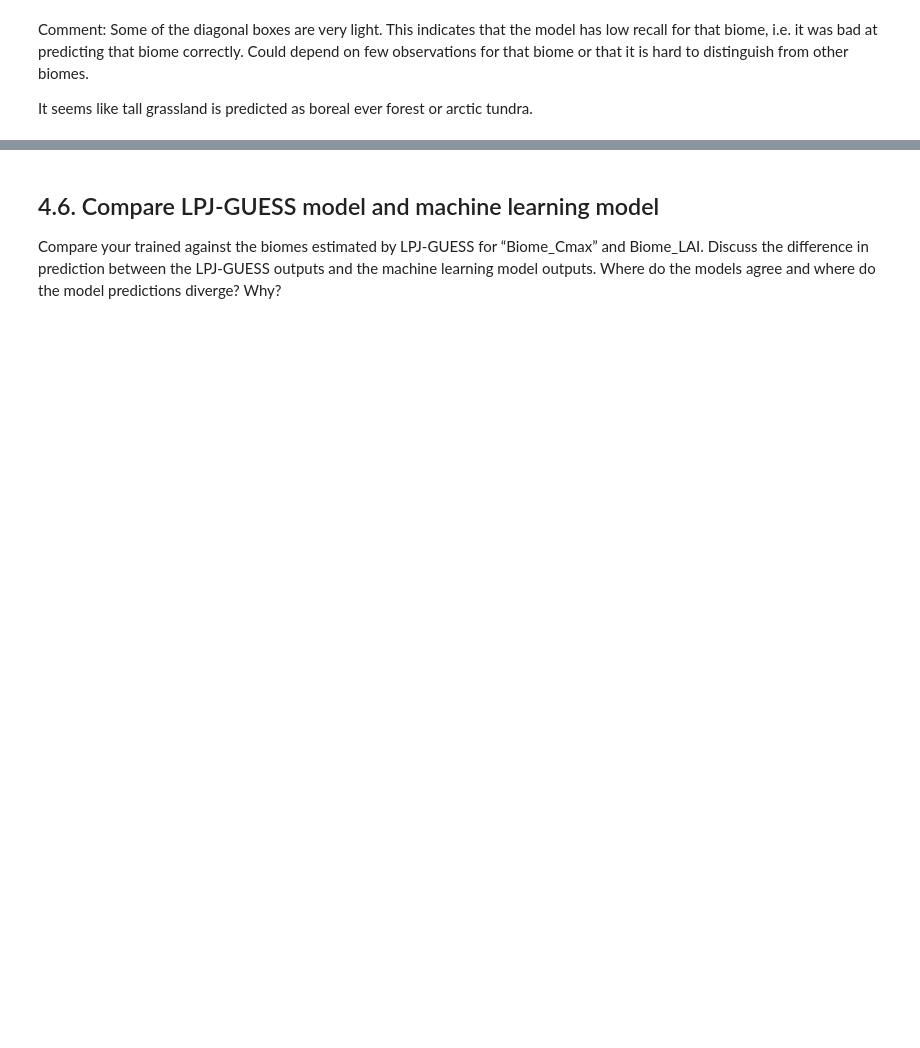
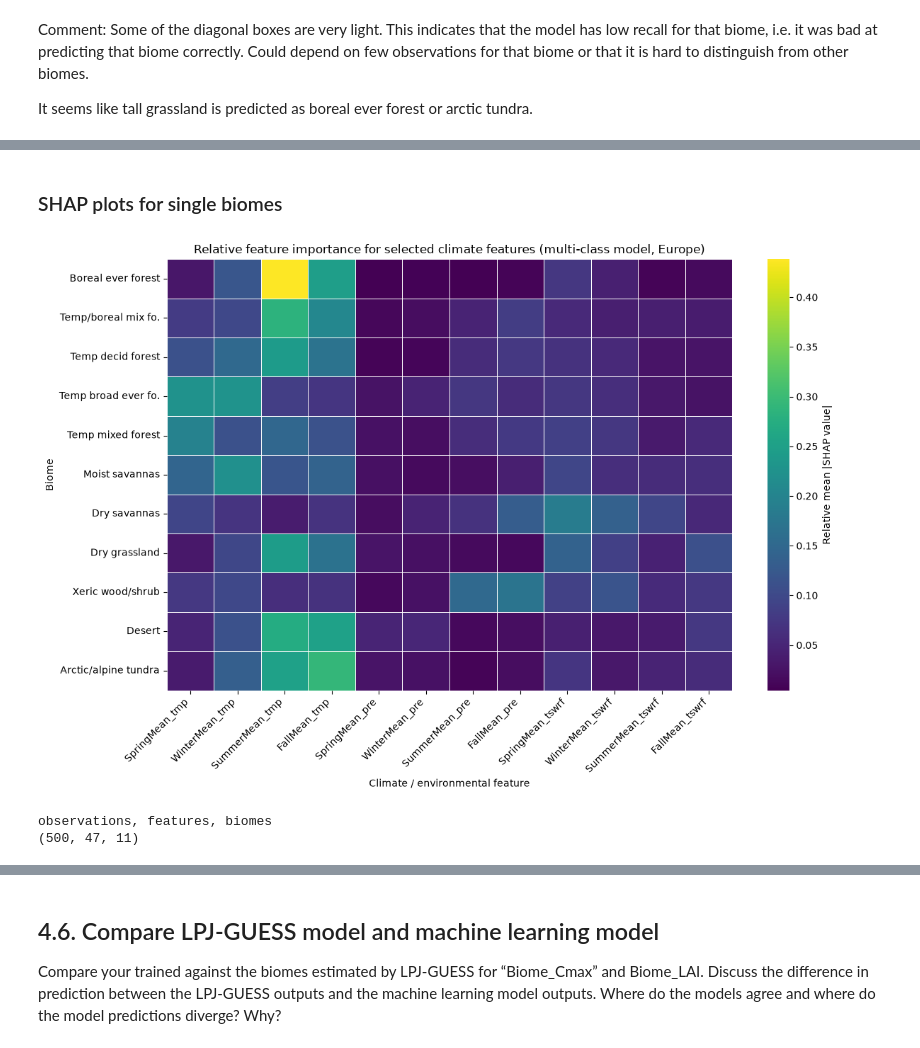
Before and after one commit to AndreaRaaschou/BERN01, a Jupyter notebook: biome_project/Orsi/main_copy_O.ipynb, the cells around one changed output, grey strips where cells are left out. Cells and saved outputs as stored; diff of their text form; code cells hidden in the pictures; blank space fills up the shorter version.

```diff
--- a/biome_project/Orsi/main_copy_O.ipynb
+++ b/biome_project/Orsi/main_copy_O.ipynb
@@ -911,0 +911,37 @@ plt.title(biome_names[arctic_index - 1]); plt.show()
+# %% [markdown]
+### SHAP plots for single biomes
+# %%
+# Plot the realtive importance of the features for each biome in a heatmap
+# Mean absolute SHAP value for each feature and biome
+mean_abs_shap = np.abs(sv).mean(axis=0)
+
+# Convert to DataFrame:
+# rows = biomes
+# columns = features
+importance_df = pd.DataFrame(mean_abs_shap.T, index=multi_class2_tuned.classes_, columns=sample.columns)
+
+selected_features = ["SpringMean_tmp", "WinterMean_tmp", "SummerMean_tmp", "FallMean_tmp",
+                      "SpringMean_pre", "WinterMean_pre", "SummerMean_pre", "FallMean_pre",
+                      "SpringMean_tswrf", "WinterMean_tswrf", "SummerMean_tswrf", "FallMean_tswrf"]
+
+# Give the rows the biome names
+importance_df.index = [biome_names[i - 1] for i in multi_class2_tuned.classes_]
+importance_selected = importance_df[selected_features]
+importance_relative = importance_selected.div(importance_selected.sum(axis=1), axis=0)
+
+# Plot heatmap
+plt.figure(figsize=(12, 8))
+sns.heatmap(importance_relative, cmap="viridis", linewidths=0.5, cbar_kws={"label": "Relative mean |SHAP value|"})
+plt.xlabel("Climate / environmental feature")
+plt.ylabel("Biome")
+plt.title("Relative feature importance for selected climate features (multi-class model, Europe)")
+plt.xticks(rotation=45, ha="right")
+plt.tight_layout()
+plt.show()
+
+print("observations, features, biomes")
+print(np.array(sv).shape)
+# %% [output]
+[figure, added]
+observations, features, biomes
+(500, 47, 11)
```
Also changed, not shown: parts of 43 cells of this notebook.
